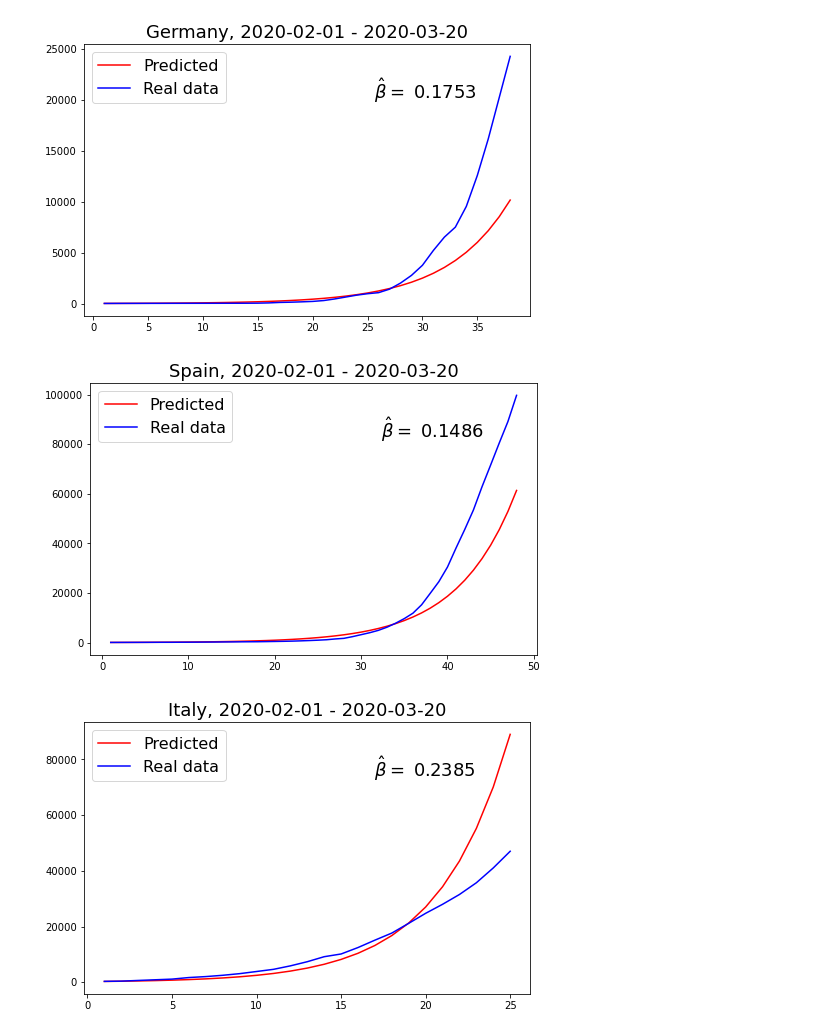
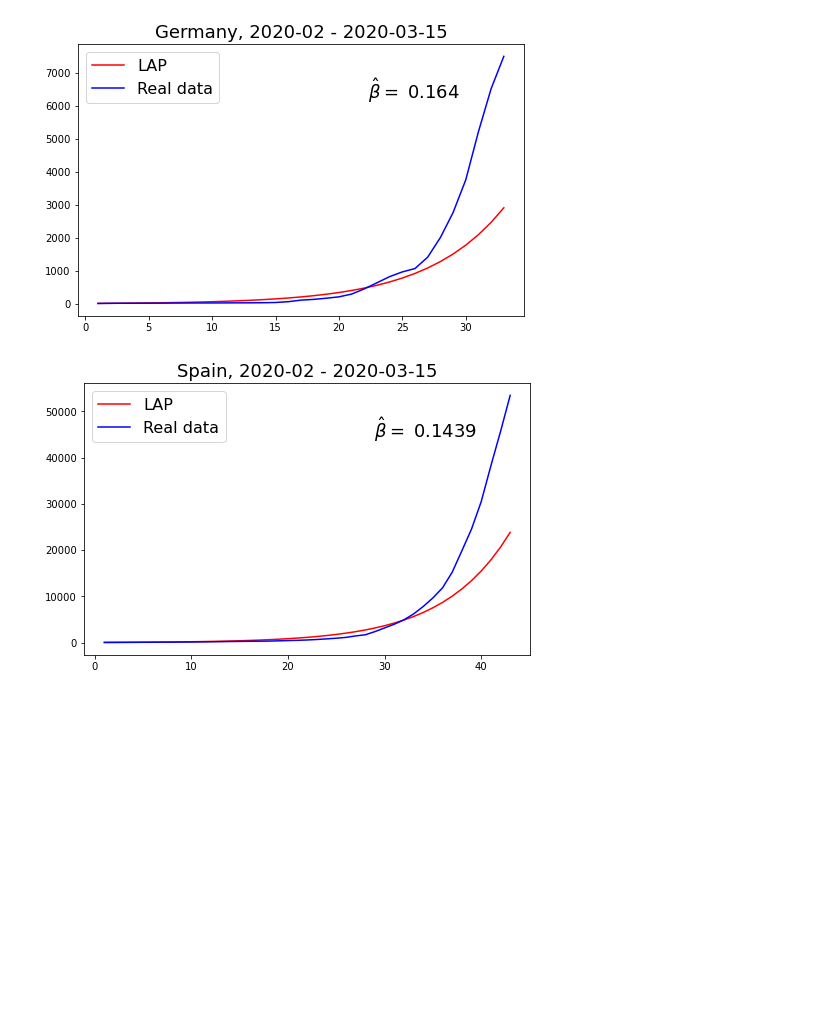
Before and after one commit to TiborCornelli/SIRmodel, a Jupyter notebook: exploration.ipynb, the cells around one changed output. Drawn from its saved outputs; the diff is of its cells as text; code cells hidden in the pictures; blank space fills up the shorter version.

```diff
--- a/exploration.ipynb
+++ b/exploration.ipynb
@@ -109,10 +141,8 @@ class timeSeries():
 # %%
 df = pd.read_csv("data/europe_timeseries.csv")
-ts = timeSeries(df, ["Germany", "Italy", "Spain", "Norway"], "2020-02-01", "2020-03-20")
-ts.beta("Germany");
-ts.beta("Spain");
-ts.beta("Italy");
+ts = timeSeries(df, ["Germany", "Spain"], "2020-02", "2020-03-15")
+ts.linear_regression("Germany");
+ts.linear_regression("Spain");
 # %% [output]
-[figure, old version]
+[figure, new version]
-[figure, old version]
+[figure, new version]
-[figure, removed]
```
Also changed, not shown: parts of 4 cells of this notebook, 2 other files.
